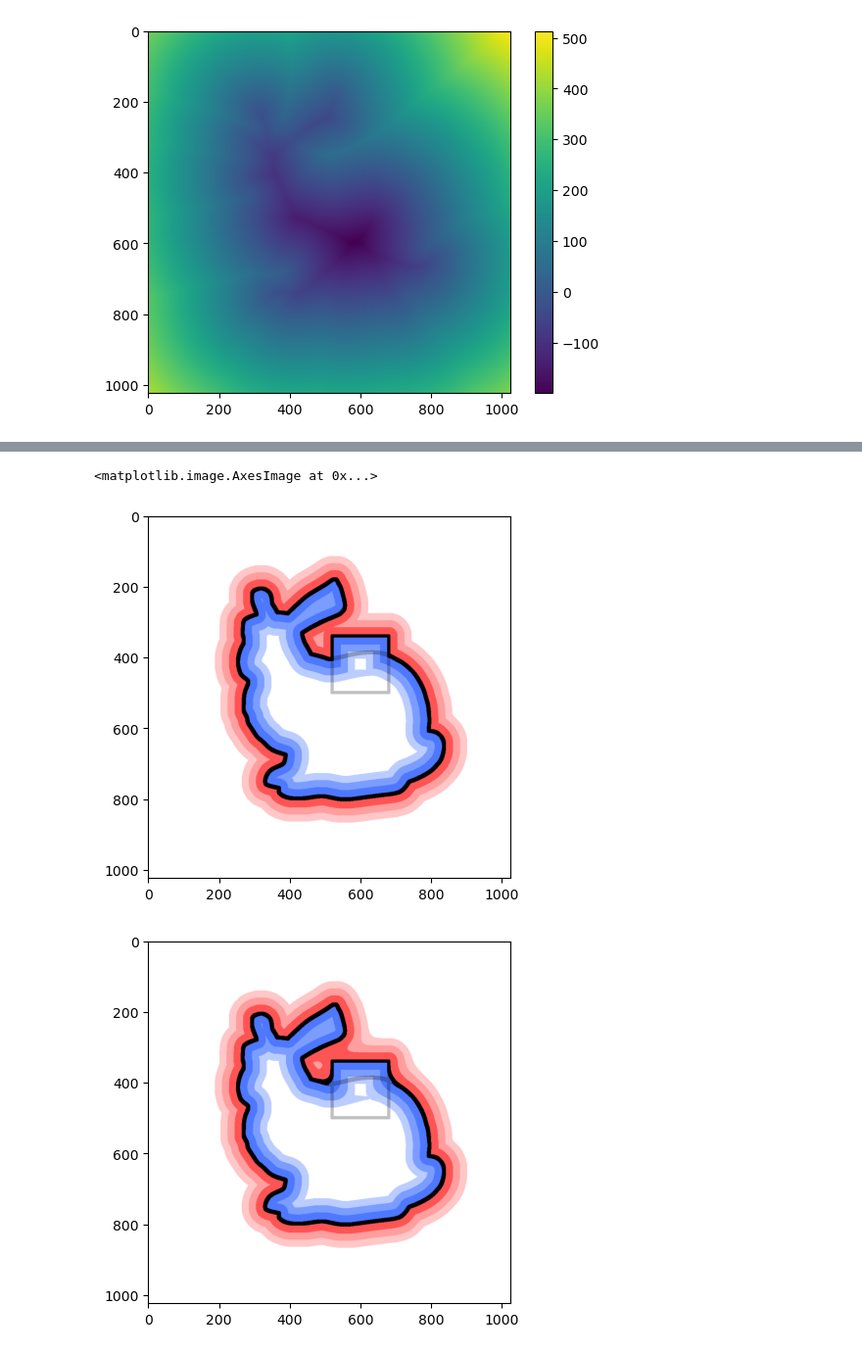
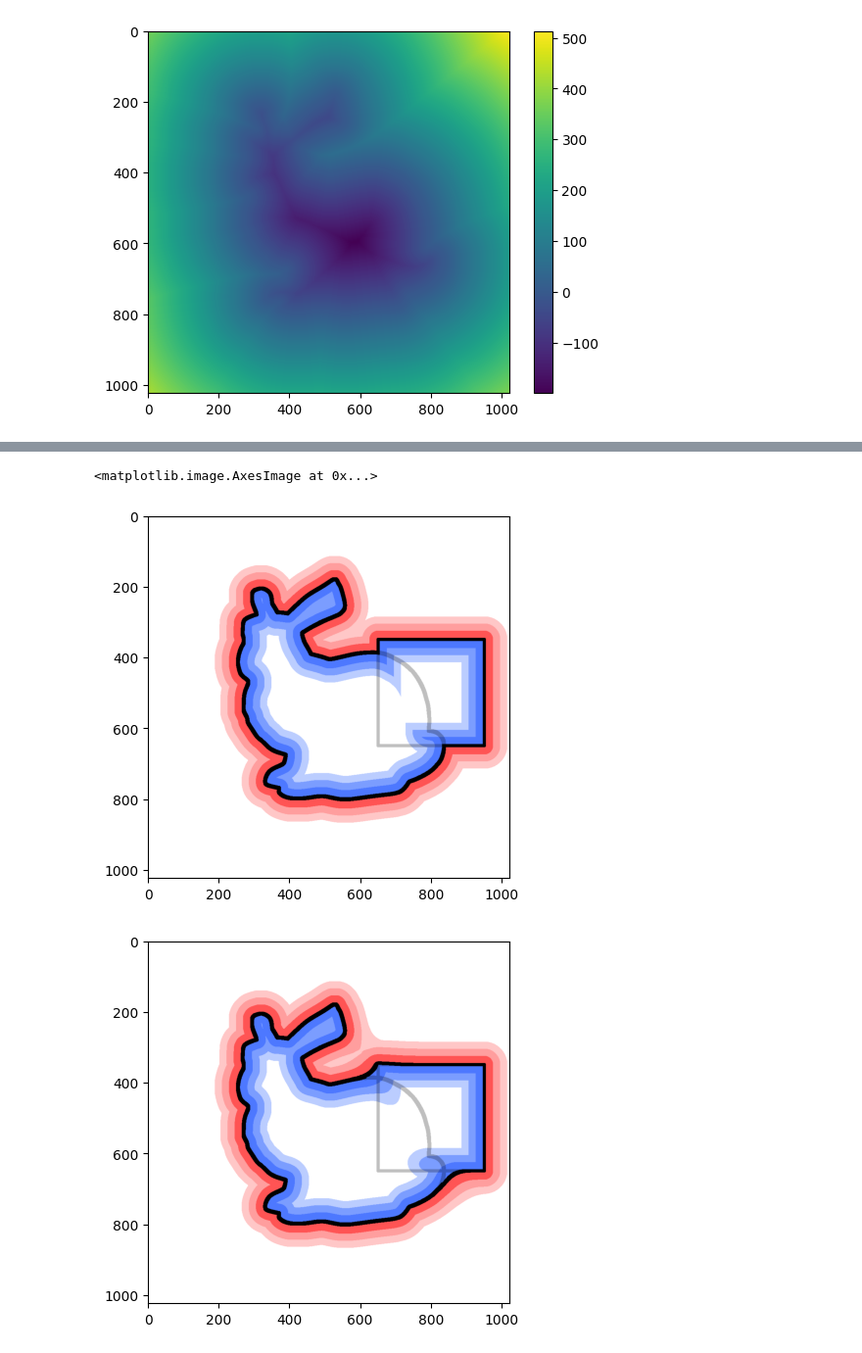
Before and after one commit to wbrbr/LipschitzPruning_slides, a Jupyter notebook: SDF Booleans.ipynb, the cells around one changed output, grey strips where cells are left out. Shown at 98% size. Cells and saved outputs as stored; diff of their text form; code cells hidden in the pictures.

```diff
--- a/SDF Booleans.ipynb
+++ b/SDF Booleans.ipynb
@@ -38,13 +40,13 @@ plt.colorbar()
 [figure]
 # %%
 def sdBox(p,b):
-    d = np.abs(p)-b;
+    d = np.abs(p)-b
     return np.linalg.norm(np.maximum(d,0.0)) + np.minimum(np.max(d),0.0)
 
 box_dist = np.zeros((1024,1024), dtype=np.float32)
-c_x = 600
-c_y = 420
-b = np.array([ 80, 80 ])
+c_x = 800
+c_y = 500
+b = np.array([ 150, 150 ])
 for i in range(1024):
     for j in range(1024):
         p = np.array([ j-c_x, i-c_y ], dtype=np.float32)
@@ -60,7 +62,7 @@ plt.colorbar()
 circle_dist = np.zeros((1024,1024), dtype=np.float32)
 c_x = 600
 c_y = 400
-r = 100
+r = 200
 for i in range(1024):
     for j in range(1024):
         dx = j - c_x
@@ -124,13 +126,13 @@ plt.imsave(IMG_DIR + 'union_sharp.png', color)
 plt.imshow(color)
 # %% [output]
 <matplotlib.image.AxesImage at 0x...>
-[figure, old version]
+[figure, new version]
 # %%
-color = compute_color(smooth_min(bunny_dist, box_dist, 35))
+color = compute_color(smooth_min(bunny_dist, box_dist, 70))
 plt.imshow(color)
 plt.imsave(IMG_DIR + 'union_smooth.png', color)
 # %% [output]
-[figure, old version]
+[figure, new version]
 # %%
 color = compute_color(np.maximum(bunny_dist, box_dist))
 plt.imshow(color)
```
Also changed, not shown: parts of 10 cells of this notebook, 15 other files.
